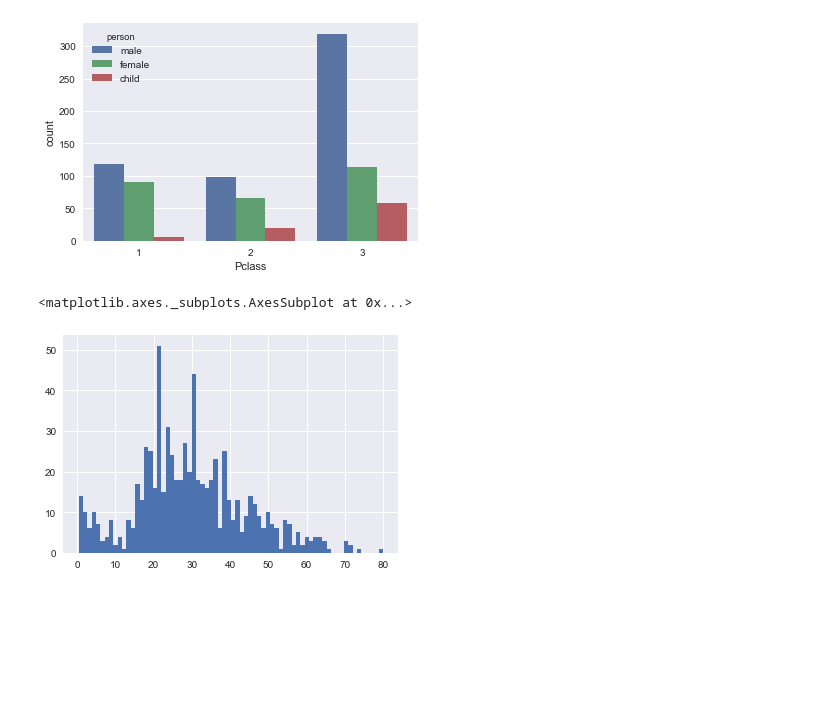
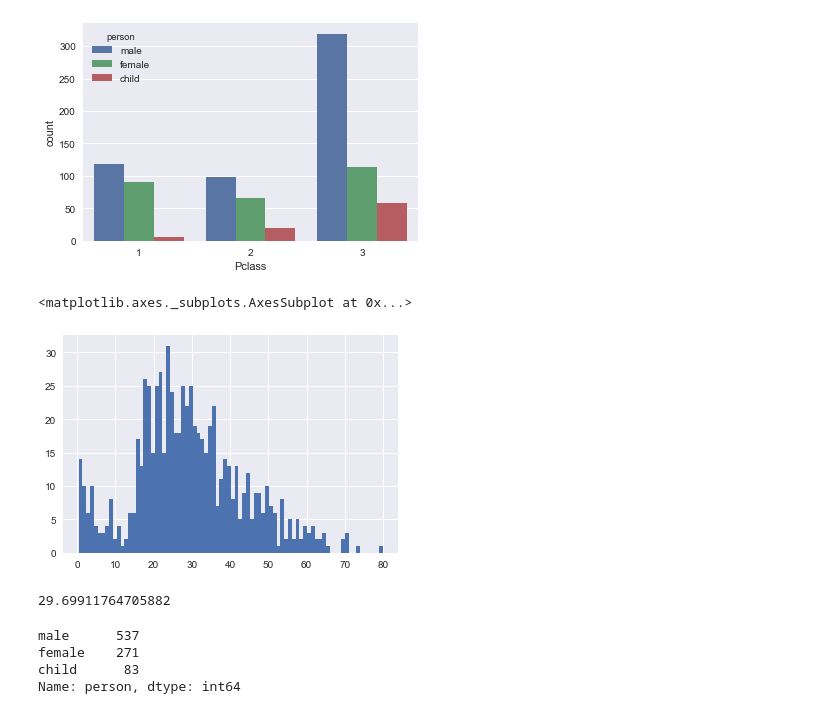
Before and after one commit to wordpray/study_udemy, a Jupyter notebook: Lec56-59_Titanic号のデータを解析する.ipynb, the cells around one changed output. Saved outputs shown, nothing was run; the diff lists cells and outputs as text; code cells hidden in the pictures; blank space fills up the shorter version.

```diff
--- a/Lec56-59_Titanic号のデータを解析する.ipynb
+++ b/Lec56-59_Titanic号のデータを解析する.ipynb
@@ -114,7 +114,18 @@ sns.countplot('Pclass', data= titanic_df, hue= 'person')
 <matplotlib.axes._subplots.AxesSubplot at 0x...>
 [figure]
 # %%
-titanic_df['Age'].hist(bins= 70)
+titanic_df['Age'].hist(bins= 80)
 # %% [output]
 <matplotlib.axes._subplots.AxesSubplot at 0x...>
-[figure, old version]
+[figure, new version]
+# %%
+titanic_df['Age'].mean()
+# %% [output]
+29.69911764705882
+# %%
+titanic_df['person'].value_counts()
+# %% [output]
+male      537
+female    271
+child      83
+Name: person, dtype: int64
```
Also changed, not shown: parts of 15 cells of this notebook.
